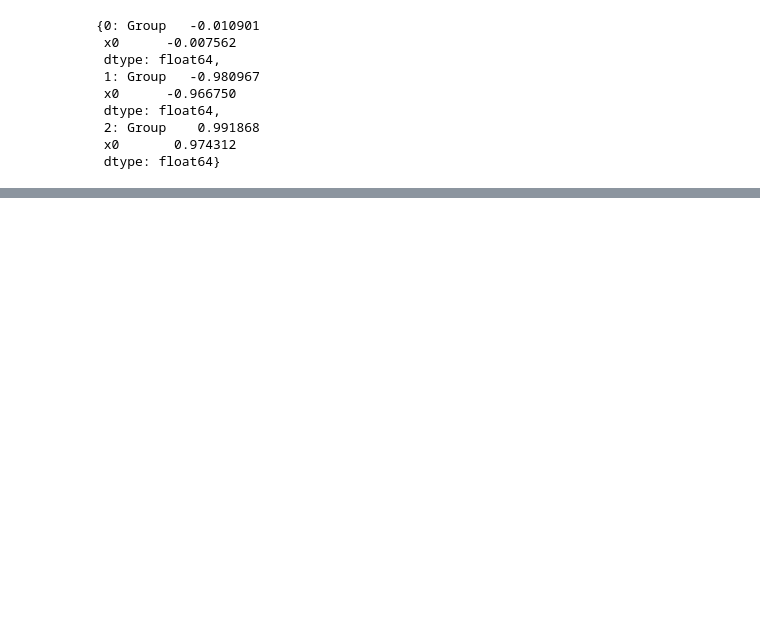
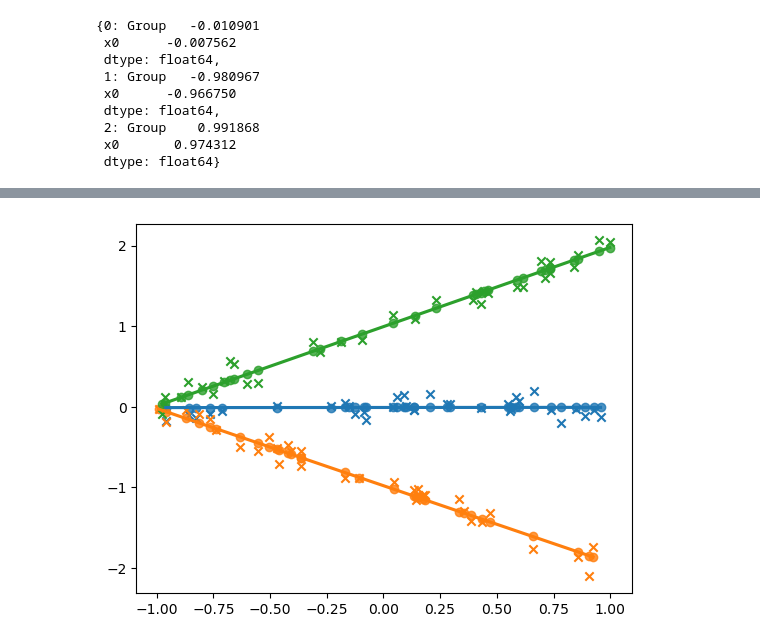
Before and after one commit to Harshal4598/Optimizing-Mixed-Effect-Models-for-Improved-Performance-and-Interpretability, a Jupyter notebook: notebooks/042.01__martin__test.ipynb, the cells around one changed output, grey strips where cells are left out. Saved outputs shown, nothing was run; the diff lists cells and outputs as text; code cells hidden in the pictures; blank space fills up the shorter version.

```diff
--- a/notebooks/042.01__martin__test.ipynb
+++ b/notebooks/042.01__martin__test.ipynb
@@ -128,3 +175,10 @@ result.random_effects
+# %%
+# sns.regplot(x=y_true, y=y_pred, label="fixed", scatter=False)
+for g in np.unique(groups):
+    sns.regplot(x=X[groups == g][:,1], y=y_pred[groups == g], scatter=True, label=g)
+    plt.scatter(X[groups == g][:,1], y_true[groups == g], label=g, marker="x")
+# %% [output]
+[figure, added]
 # %%
 # # try something else
 # from statsmodels.regression.mixed_linear_model import MixedLM
```
Also changed, not shown: parts of 6 cells of this notebook.
